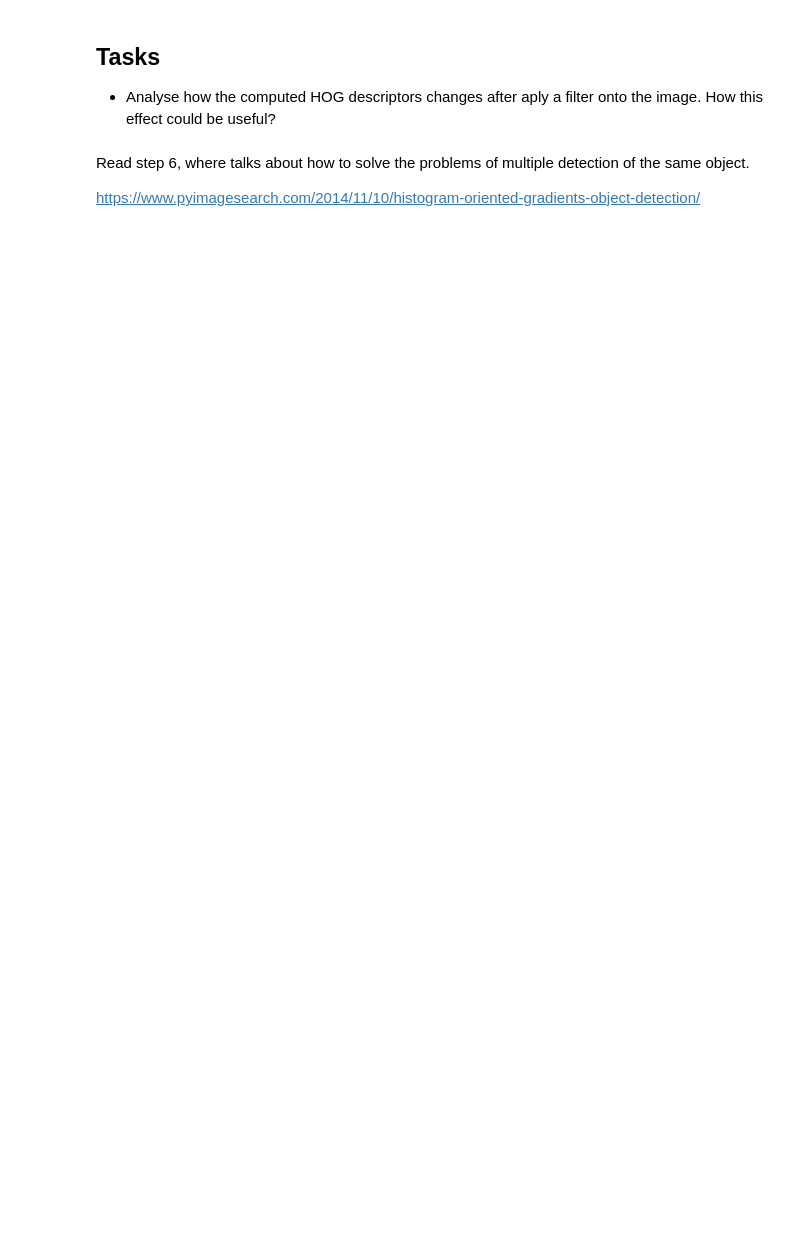
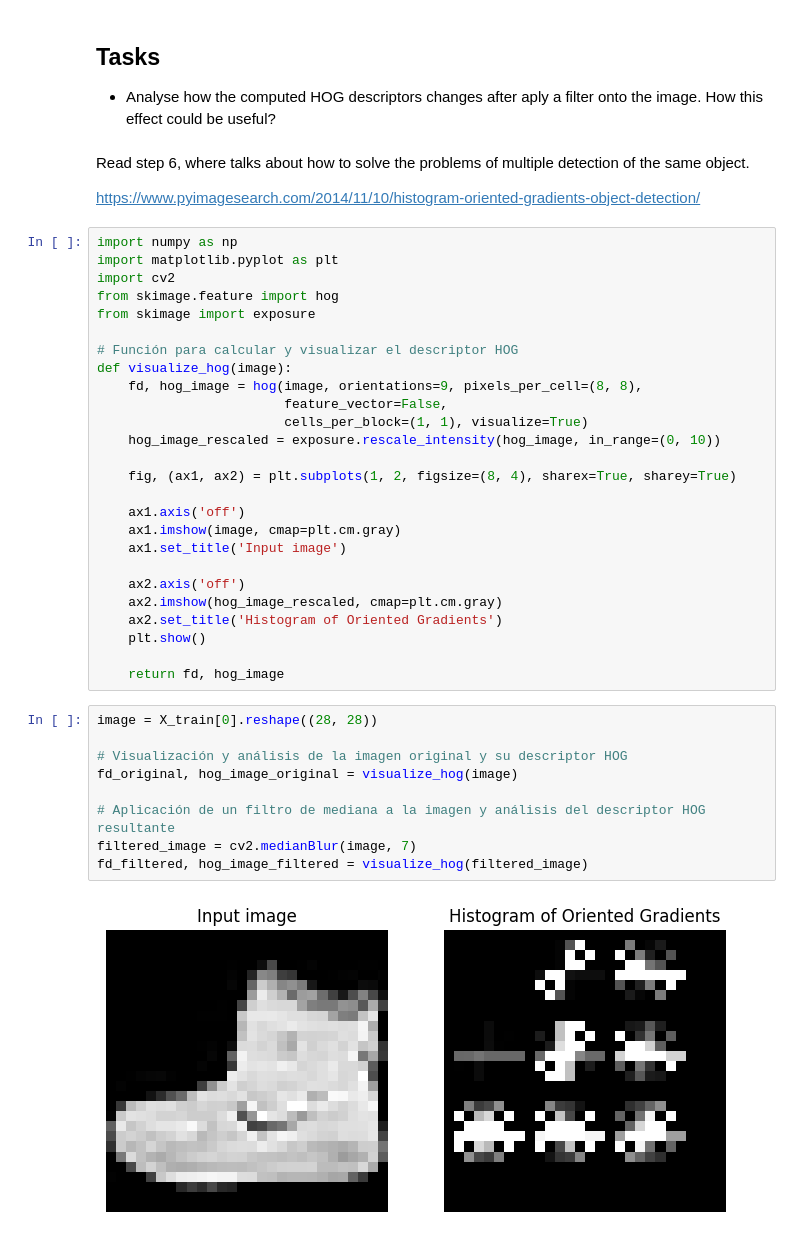
Before and after one commit to pedromartip/Computer-vision-and-3D-reconstruction, a Jupyter notebook: 03-HOG/3-HOG.ipynb, the cells around one changed output. Cells and saved outputs as stored; diff of their text form; blank space fills up the shorter version.

```diff
--- a/03-HOG/3-HOG.ipynb
+++ b/03-HOG/3-HOG.ipynb
@@ -252,3 +315,40 @@ ax2.set_title('Histogram of Oriented Gradients');
 Read step 6, where talks about how to solve the problems of multiple detection of the same object.
 
 https://www.pyimagesearch.com/2014/11/10/histogram-oriented-gradients-object-detection/
+# %%
+import numpy as np
+import matplotlib.pyplot as plt
+import cv2
+from skimage.feature import hog
+from skimage import exposure
+
+# Función para calcular y visualizar el descriptor HOG
+def visualize_hog(image):
+    fd, hog_image = hog(image, orientations=9, pixels_per_cell=(8, 8),
+                        feature_vector=False,
+                        cells_per_block=(1, 1), visualize=True)
+    hog_image_rescaled = exposure.rescale_intensity(hog_image, in_range=(0, 10))
+
+    fig, (ax1, ax2) = plt.subplots(1, 2, figsize=(8, 4), sharex=True, sharey=True)
+
+    ax1.axis('off')
+    ax1.imshow(image, cmap=plt.cm.gray)
+    ax1.set_title('Input image')
+
+    ax2.axis('off')
+    ax2.imshow(hog_image_rescaled, cmap=plt.cm.gray)
+    ax2.set_title('Histogram of Oriented Gradients')
+    plt.show()
+
+    return fd, hog_image
+# %%
+image = X_train[0].reshape((28, 28))
+
+# Visualización y análisis de la imagen original y su descriptor HOG
+fd_original, hog_image_original = visualize_hog(image)
+
+# Aplicación de un filtro de mediana a la imagen y análisis del descriptor HOG resultante
+filtered_image = cv2.medianBlur(image, 7)
+fd_filtered, hog_image_filtered = visualize_hog(filtered_image)
+# %% [output]
+[figure, added]
```
Also changed, not shown: parts of 16 cells of this notebook, 51 other files.
